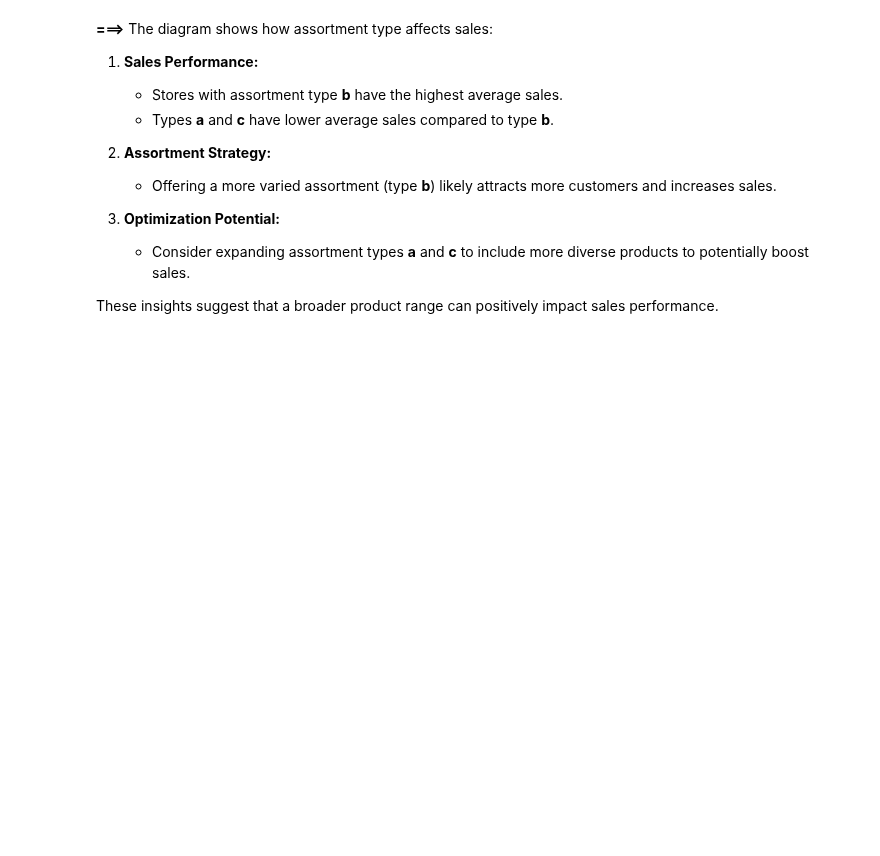
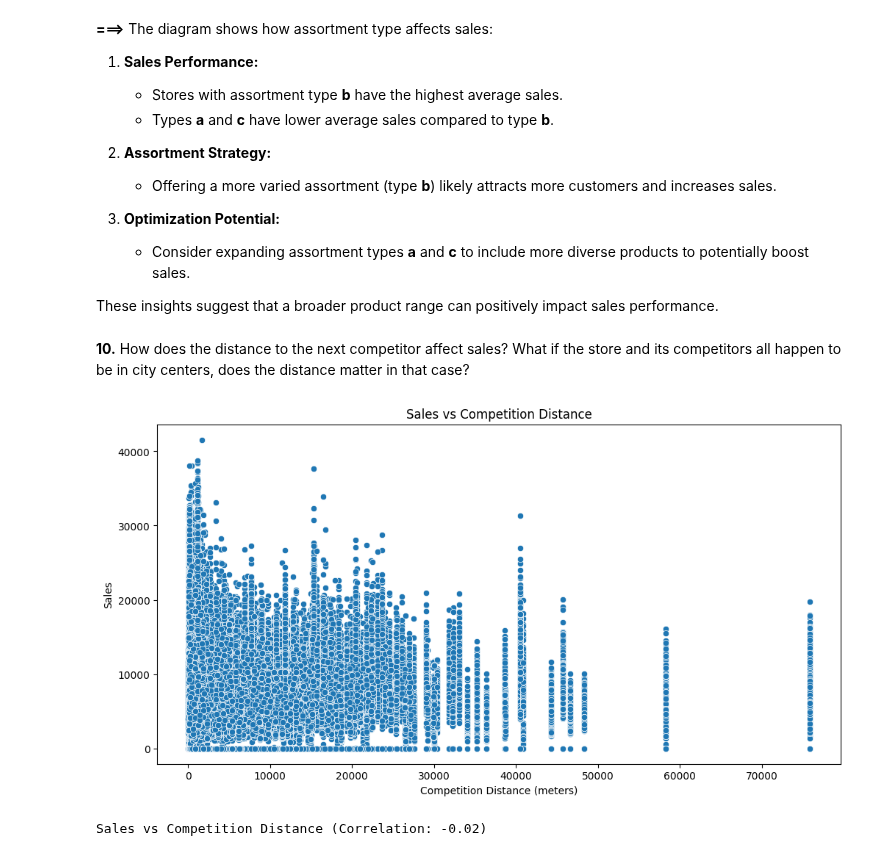
Before and after one commit to nebiyu-ethio/Pharmaceuticals-Sales-Forecast, a Jupyter notebook: notebooks/task_1.ipynb, the cells around one changed output. Cells and saved outputs as stored; diff of their text form; code cells hidden in the pictures; blank space fills up the shorter version.

Commit message:
competitor proximity

```diff
--- a/notebooks/task_1.ipynb
+++ b/notebooks/task_1.ipynb
@@ -331,3 +331,10 @@ analyze_assortment_effect(data_train)
    - Consider expanding assortment types **a** and **c** to include more diverse products to potentially boost sales.
 
 These insights suggest that a broader product range can positively impact sales performance.
+# %% [markdown]
+**10.** How does the distance to the next competitor affect sales? What if the store and its competitors all happen to be in city centers, does the distance matter in that case?
+# %%
+analyze_competition_distance(data_train)
+# %% [output]
+[figure, added]
+Sales vs Competition Distance (Correlation: -0.02)
```
Also changed, not shown: parts of 2 cells of this notebook.
